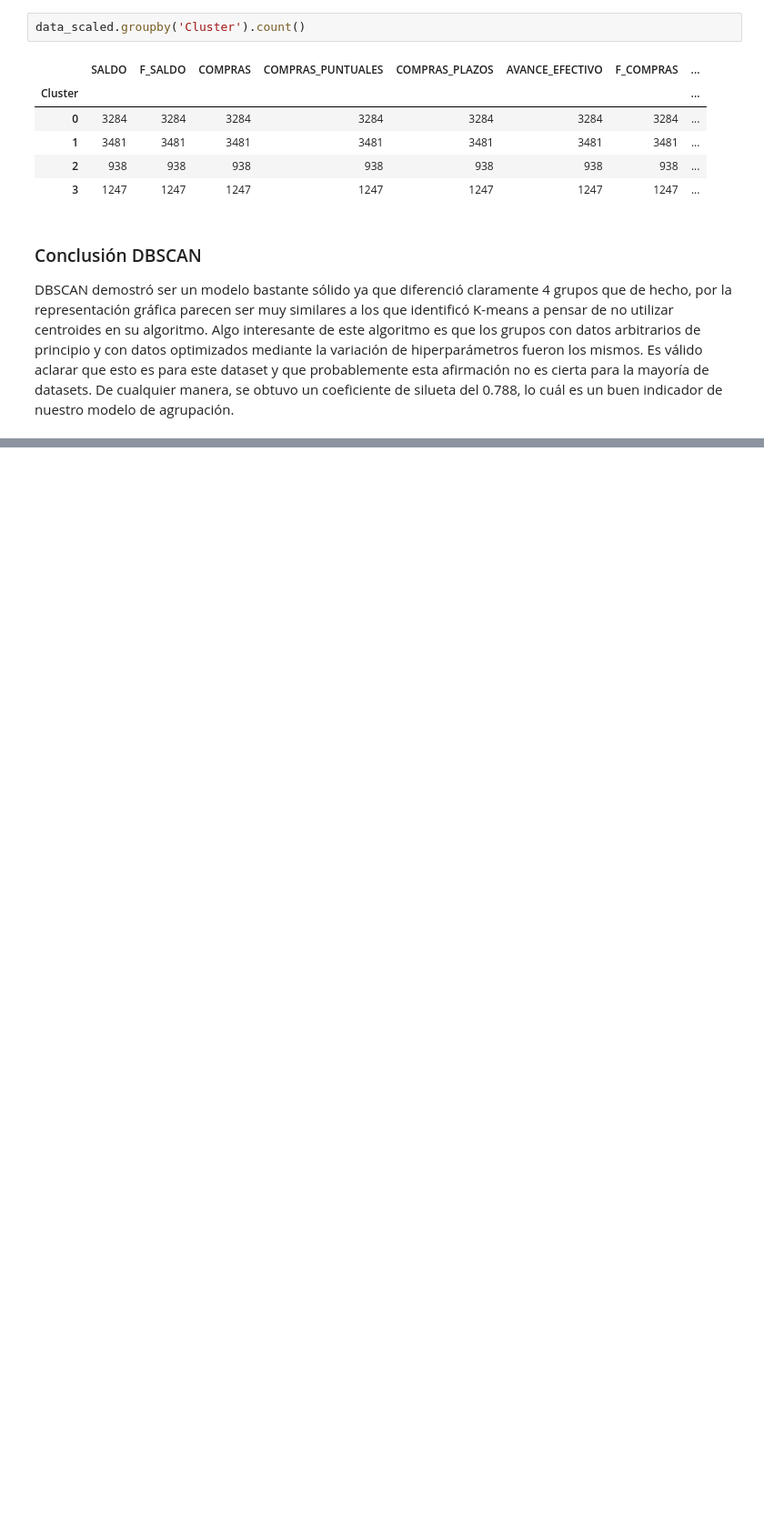
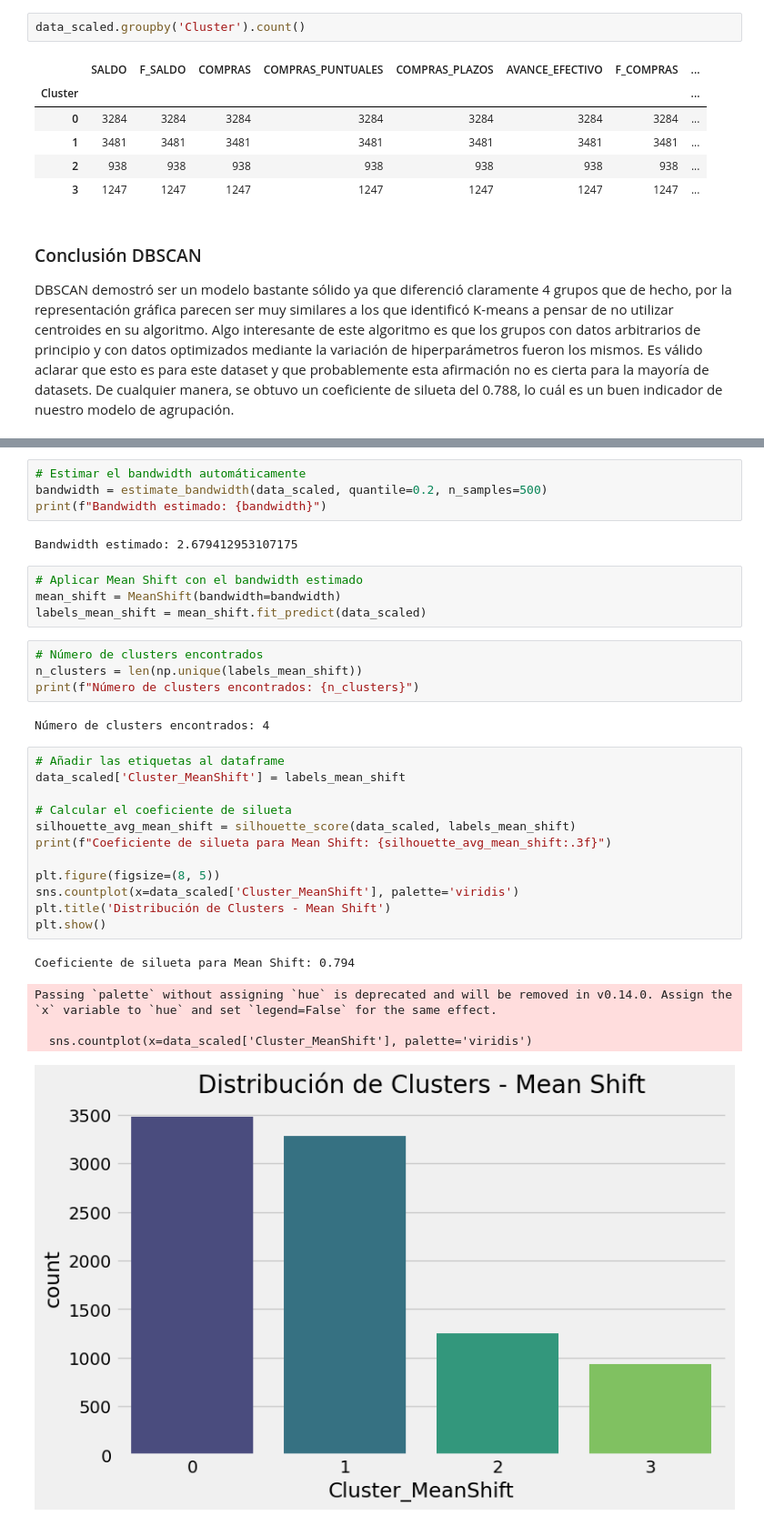
Before and after one commit to InteligenciaNegocios-G14/Laboratorio2, a Jupyter notebook: Laboratorio2.ipynb, the cells around one changed output, grey strips where cells are left out. Shown at 91% size. Saved outputs shown, nothing was run; the diff lists cells and outputs as text; blank space fills up the shorter version.

```diff
--- a/Laboratorio2.ipynb
+++ b/Laboratorio2.ipynb
@@ -748,0 +757,34 @@ DBSCAN demostró ser un modelo bastante sólido ya que diferenció claramente 4
+# %%
+# Estimar el bandwidth automáticamente
+bandwidth = estimate_bandwidth(data_scaled, quantile=0.2, n_samples=500)
+print(f"Bandwidth estimado: {bandwidth}")
+# %% [output]
+Bandwidth estimado: 2.679412953107175
+# %%
+# Aplicar Mean Shift con el bandwidth estimado
+mean_shift = MeanShift(bandwidth=bandwidth)
+labels_mean_shift = mean_shift.fit_predict(data_scaled)
+# %%
+# Número de clusters encontrados
+n_clusters = len(np.unique(labels_mean_shift))
+print(f"Número de clusters encontrados: {n_clusters}")
+# %% [output]
+Número de clusters encontrados: 4
+# %%
+# Añadir las etiquetas al dataframe
+data_scaled['Cluster_MeanShift'] = labels_mean_shift
+
+# Calcular el coeficiente de silueta
+silhouette_avg_mean_shift = silhouette_score(data_scaled, labels_mean_shift)
+print(f"Coeficiente de silueta para Mean Shift: {silhouette_avg_mean_shift:.3f}")
+
+plt.figure(figsize=(8, 5))
+sns.countplot(x=data_scaled['Cluster_MeanShift'], palette='viridis')
+plt.title('Distribución de Clusters - Mean Shift')
+plt.show()
+# %% [output]
+Coeficiente de silueta para Mean Shift: 0.794
+Passing `palette` without assigning `hue` is deprecated and will be removed in v0.14.0. Assign the `x` variable to `hue` and set `legend=False` for the same effect.
+
+  sns.countplot(x=data_scaled['Cluster_MeanShift'], palette='viridis')
+[figure, added]
```
Also changed, not shown: parts of 22 cells of this notebook.
